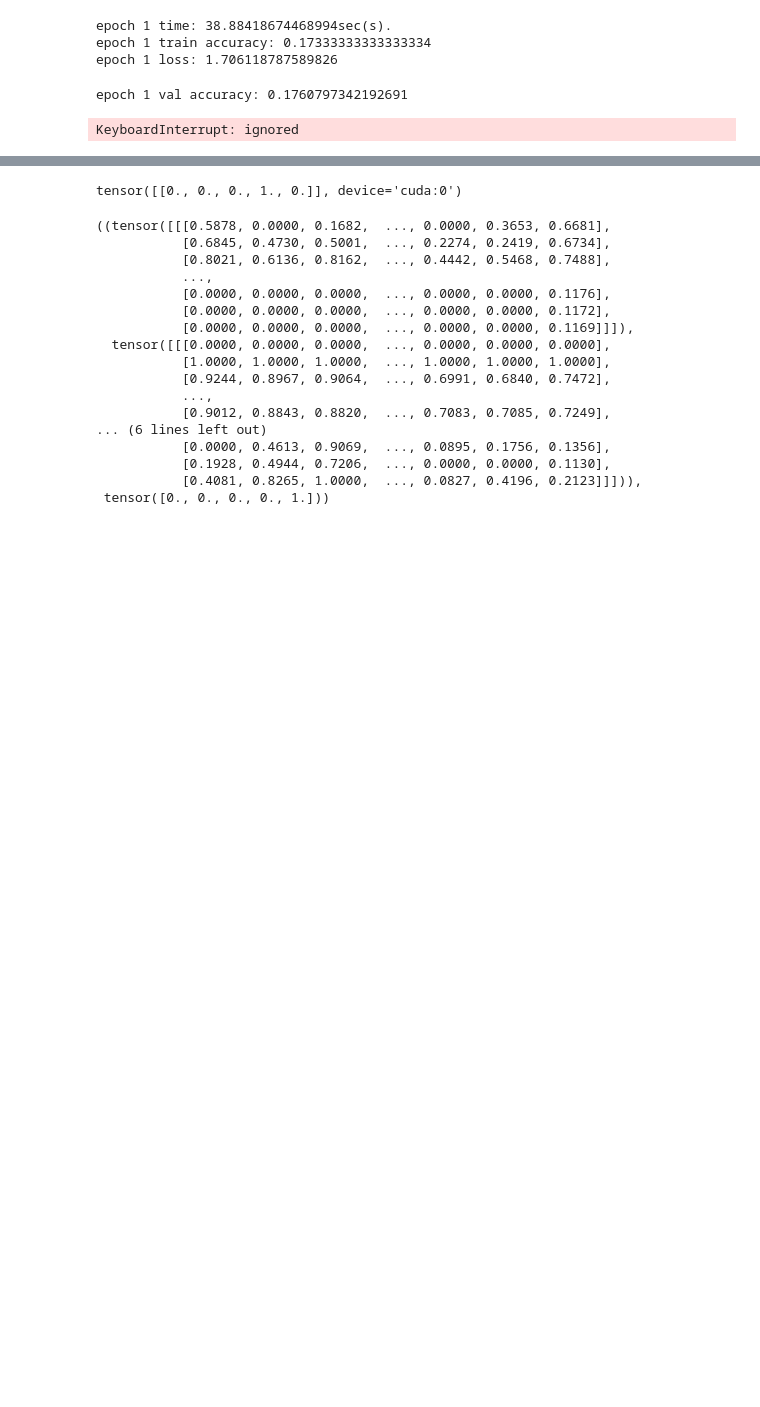
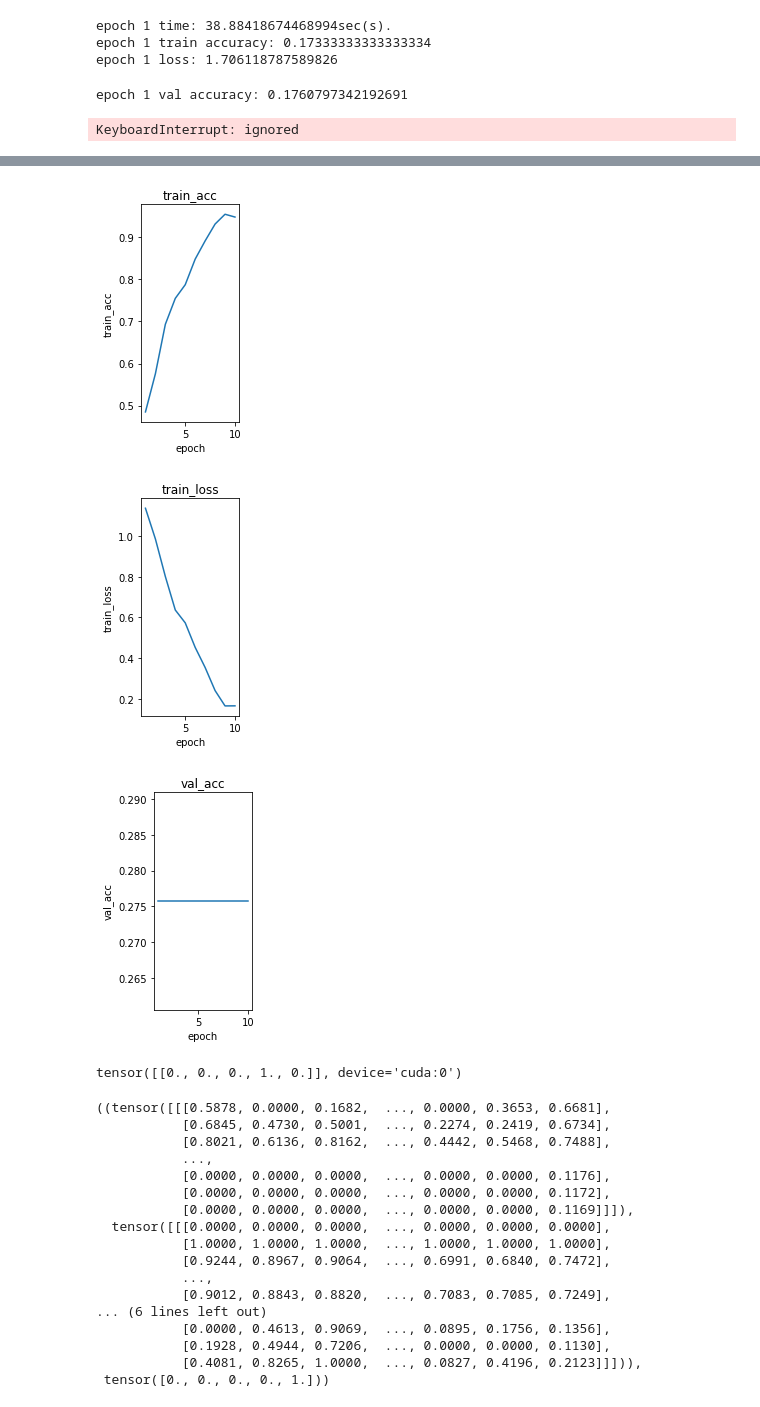
Before and after one commit to sangmin213/DialectClassification, a Jupyter notebook: model.ipynb, the cells around one changed output, grey strips where cells are left out. Drawn from its saved outputs; the diff is of its cells as text; code cells hidden in the pictures; blank space fills up the shorter version.

```diff
--- a/model.ipynb
+++ b/model.ipynb
@@ -455,0 +637,6 @@ simple_model.plot('val_acc')
+# %%
+simple_model = LeNet().to(device)
+
+loss_f=nn.CrossEntropyLoss()
+optimizer=optim.Adam(simple_model.parameters(),lr=0.0001)
+epochs=30
@@ -650,3 +898,18 @@ epoch 6 val accuracy: 0.19269102990033224
+# %%
+plt.subplot(1,3,1)
+simple_model.plot('train_acc')
+
+plt.subplot(1,3,2)
+simple_model.plot('train_loss')
+
+plt.subplot(1,3,3)
+simple_model.plot('val_acc')
+
+plt.show()
+# %% [output]
+[figure, added]
+[figure, added]
+[figure, added]
 # %%
 for batch_idx, (batch_data, batch_label) in enumerate(LeNet_train_loader):
     spec, mfcc, chroma = batch_data
```
Also changed, not shown: parts of 16 cells of this notebook.
